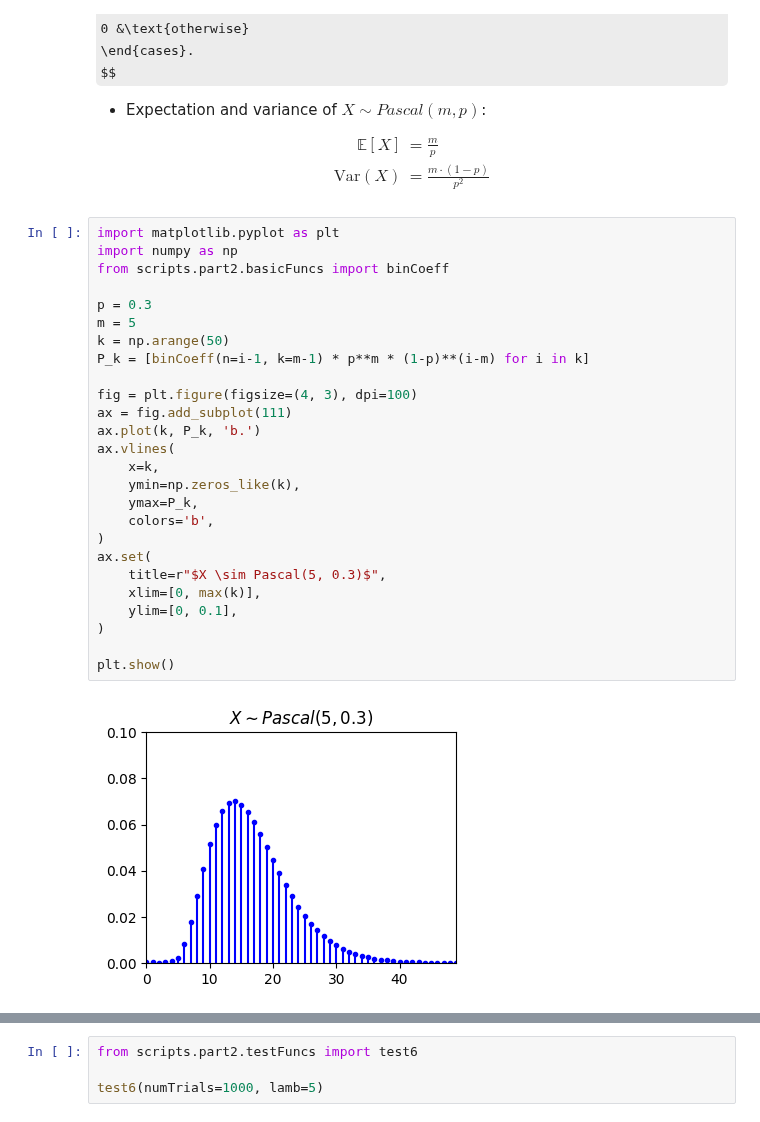
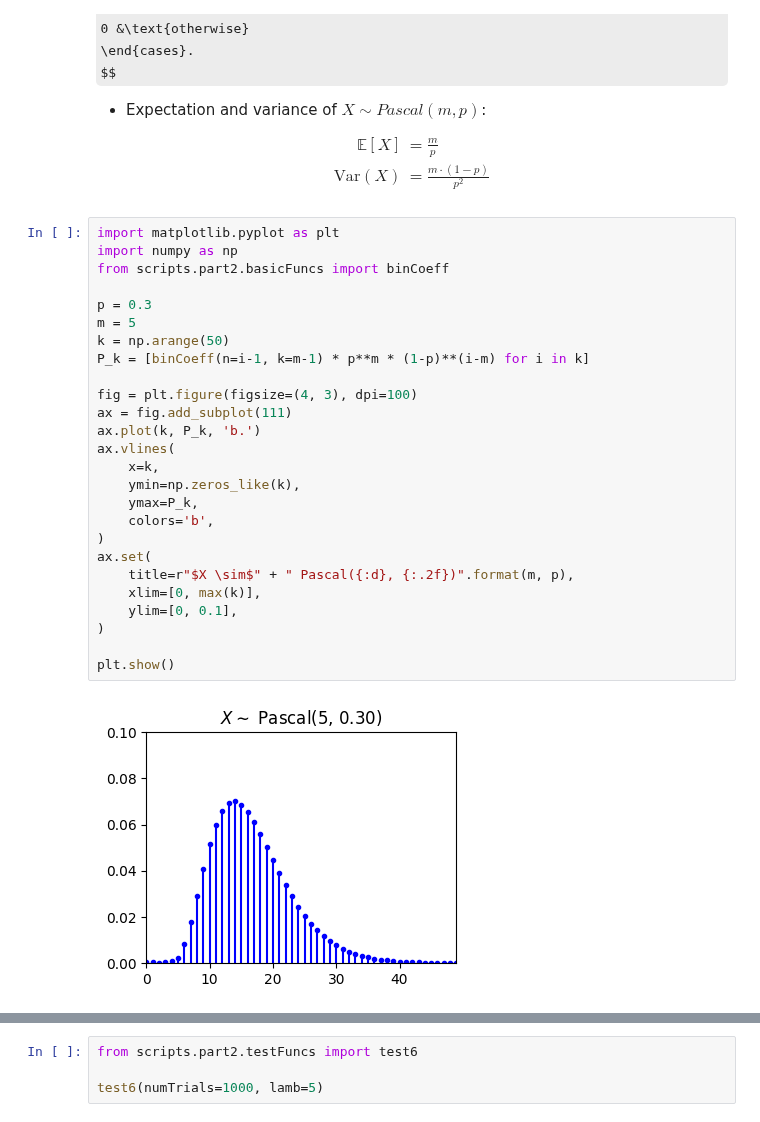
Before and after one commit to bruce88617/nycudopcs_advanced, a Jupyter notebook: Lectures/Lecture02/Lecture02.ipynb, the cells around one changed output, grey strips where cells are left out. Drawn from its saved outputs; the diff is of its cells as text; some formulas as TeX source.

```diff
--- a/Lectures/Lecture02/Lecture02.ipynb
+++ b/Lectures/Lecture02/Lecture02.ipynb
@@ -642,31 +642,31 @@ $$
 # %%
 import matplotlib.pyplot as plt
 import numpy as np
 from scripts.part2.basicFuncs import binCoeff
 
 p = 0.3
 m = 5
 k = np.arange(50)
 P_k = [binCoeff(n=i-1, k=m-1) * p**m * (1-p)**(i-m) for i in k]
 
 fig = plt.figure(figsize=(4, 3), dpi=100)
 ax = fig.add_subplot(111)
 ax.plot(k, P_k, 'b.')
 ax.vlines(
     x=k,
     ymin=np.zeros_like(k),
     ymax=P_k,
     colors='b',
 )
 ax.set(
-    title=r"$X \sim Pascal(5, 0.3)$",
+    title=r"$X \sim$" + " Pascal({:d}, {:.2f})".format(m, p),
     xlim=[0, max(k)],
     ylim=[0, 0.1],
 )
 
 plt.show()
 # %% [output]
-[figure, old version]
+[figure, new version]
 # %%
 from scripts.part2.testFuncs import test5
 
```
Also changed, not shown: parts of 7 cells of this notebook, 1 other file.
